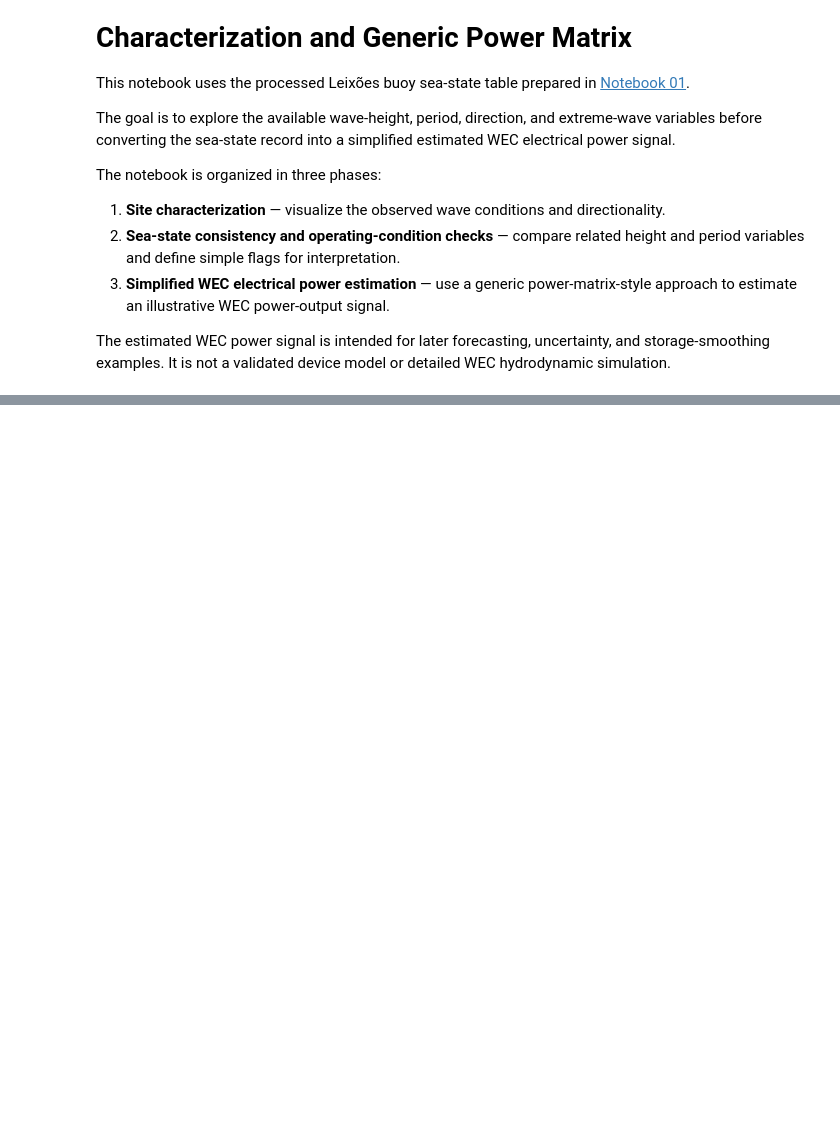
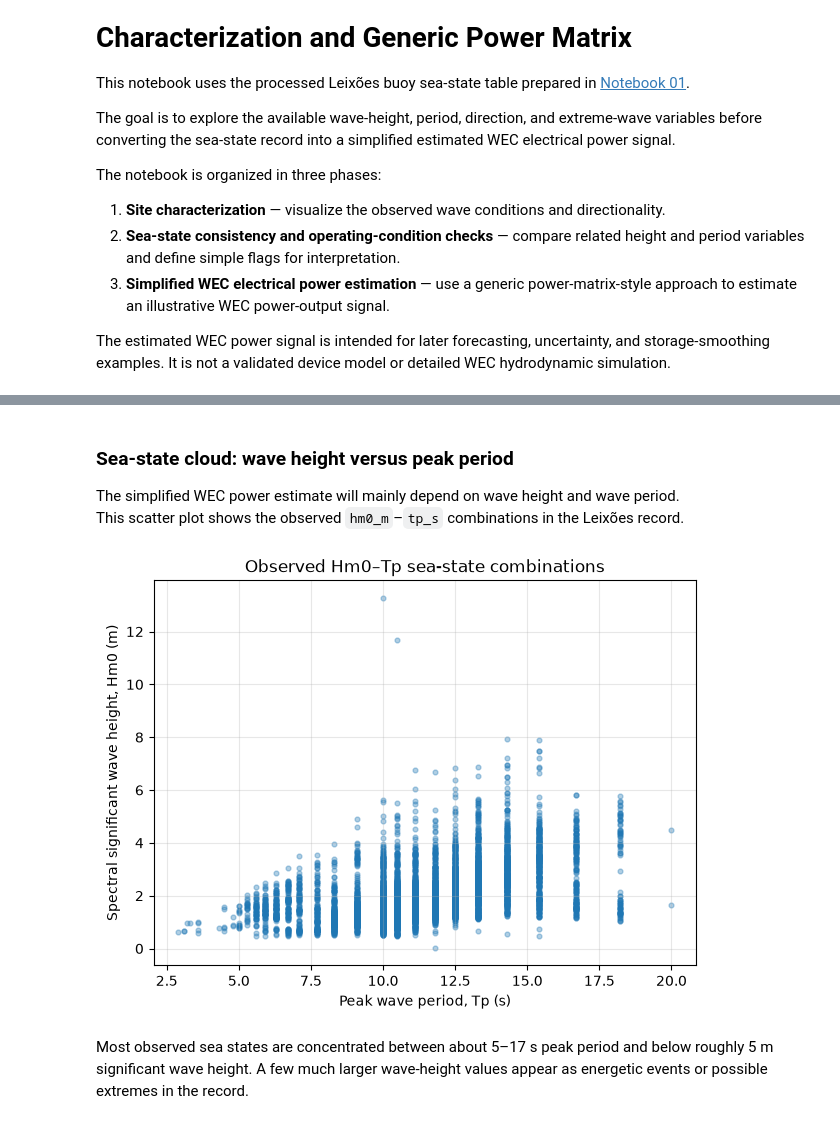
Before and after one commit to ChouaibB/wave-energy-forecasting-storage-ml, a Jupyter notebook: notebooks/02_wec_power_estimation.ipynb, the cells around one changed output, grey strips where cells are left out. Drawn from its saved outputs; the diff is of its cells as text; code cells hidden in the pictures; blank space fills up the shorter version.

```diff
--- a/notebooks/02_wec_power_estimation.ipynb
+++ b/notebooks/02_wec_power_estimation.ipynb
@@ -18,0 +79,27 @@ The estimated WEC power signal is intended for later forecasting, uncertainty, a
+# %% [markdown]
+### Sea-state cloud: wave height versus peak period
+
+The simplified WEC power estimate will mainly depend on wave height and wave period.
+This scatter plot shows the observed `hm0_m`–`tp_s` combinations in the Leixões record.
+# %%
+sea_state_df = wave_df.dropna(subset=["hm0_m", "tp_s"]).copy()
+
+fig, ax = plt.subplots(figsize=(7, 5))
+
+ax.scatter(
+    sea_state_df["tp_s"],
+    sea_state_df["hm0_m"],
+    s=12,
+    alpha=0.35,
+)
+
+ax.set_xlabel("Peak wave period, Tp (s)")
+ax.set_ylabel("Spectral significant wave height, Hm0 (m)")
+ax.set_title("Observed Hm0–Tp sea-state combinations")
+ax.grid(True, alpha=0.3)
+
+plt.show()
+# %% [output]
+[figure, added]
+# %% [markdown]
+Most observed sea states are concentrated between about 5–17 s peak period and below roughly 5 m significant wave height. A few much larger wave-height values appear as energetic events or possible extremes in the record.
```
Also changed, not shown: parts of 4 cells of this notebook.
